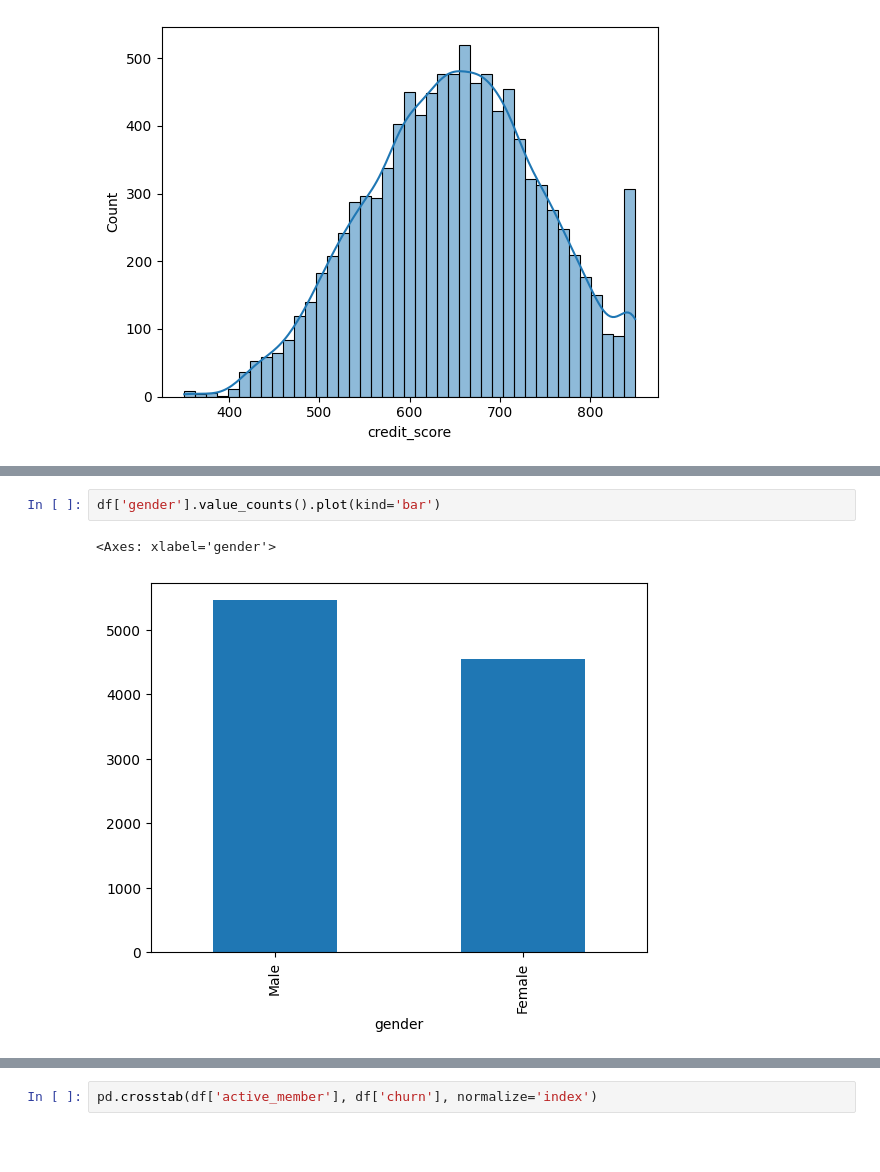
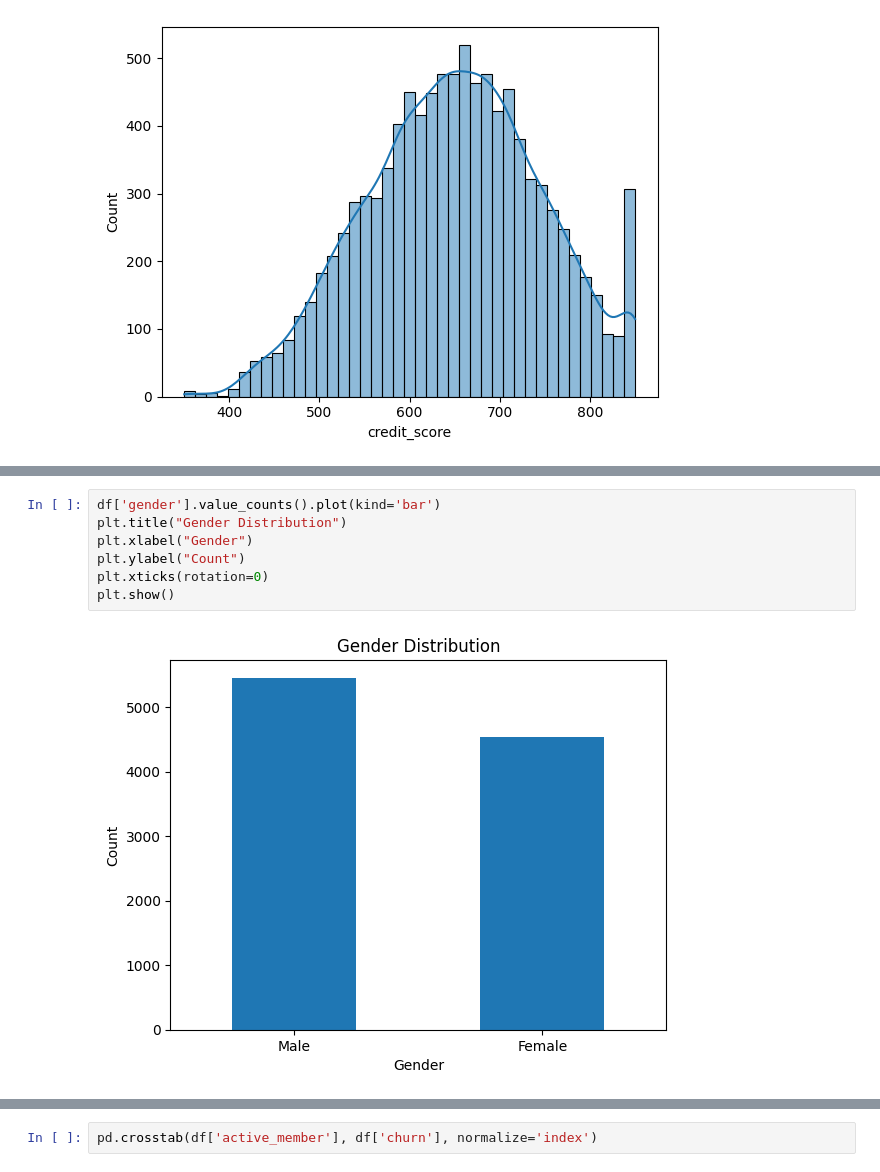
Before and after one commit to rajeevkumar75/Bank-Customer-Churn-Prediction, a Jupyter notebook: notebooks/Eda end to end.ipynb, the cells around one changed output, grey strips where cells are left out. Saved outputs shown, nothing was run; the diff lists cells and outputs as text; blank space fills up the shorter version.

```diff
--- a/notebooks/Eda end to end.ipynb
+++ b/notebooks/Eda end to end.ipynb
@@ -125,6 +134,10 @@ df['country'].value_counts().plot(kind='bar')
 # %%
 df['gender'].value_counts().plot(kind='bar')
+plt.title("Gender Distribution")
+plt.xlabel("Gender")
+plt.ylabel("Count")
+plt.xticks(rotation=0)
+plt.show()
 # %% [output]
-<Axes: xlabel='gender'>
-[figure, old version]
+[figure, new version]
 # %%
```
Also changed, not shown: parts of 9 cells of this notebook.
